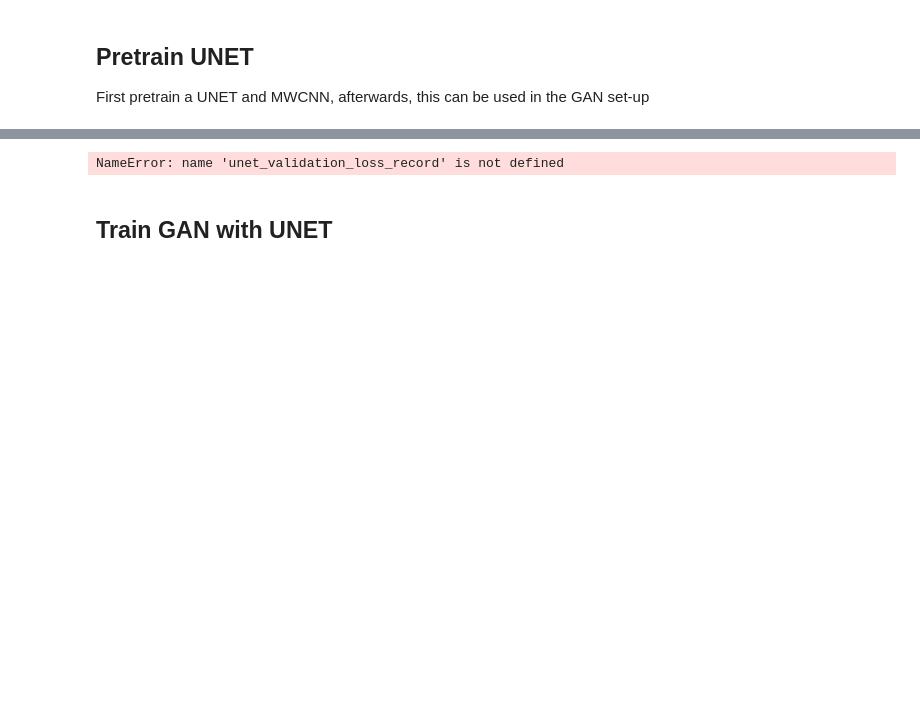
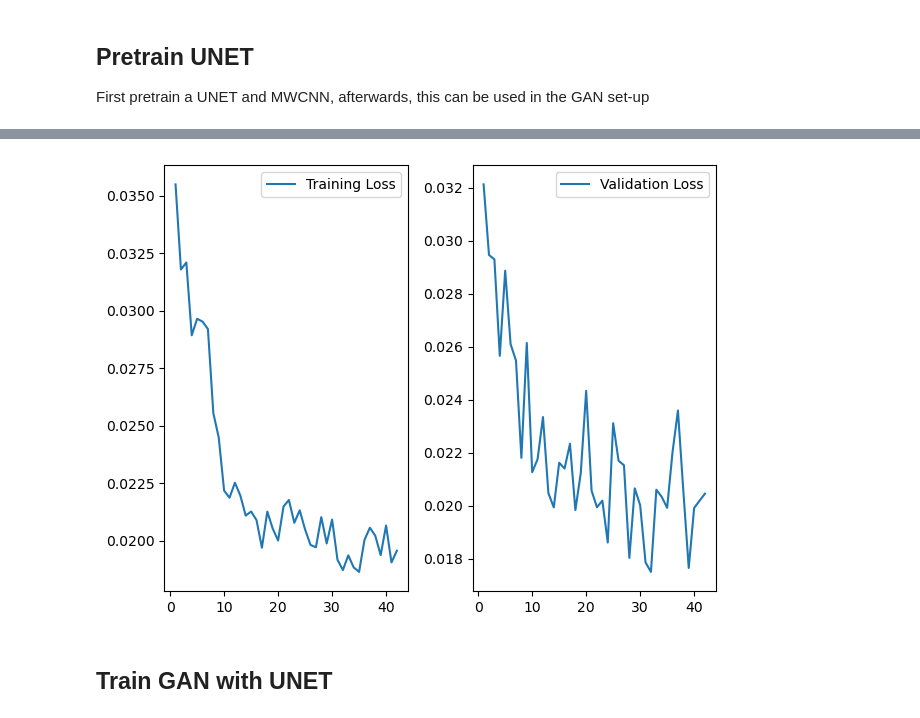
Before and after one commit to AleHD/deep-biomedicine-project, a Jupyter notebook: gan/main.ipynb, the cells around one changed output, grey strips where cells are left out. Drawn from its saved outputs; the diff is of its cells as text; code cells hidden in the pictures; blank space fills up the shorter version.

Commit message:
saved state

```diff
--- a/gan/main.ipynb
+++ b/gan/main.ipynb
@@ -42,26 +42,24 @@ IMAGESIZE = 256
 gc.collect()
 torch.cuda.empty_cache()
 # %%
-train_image_dataset = ImageDataset(ROOTDIR, TRAIN_DATASETS, normalize="percentile", image_size=IMAGESIZE)
+train_image_dataset = ImageDataset(ROOTDIR, TRAIN_DATASETS, normalize="minmax", image_size=IMAGESIZE)
 train_indices, validation_indices = get_indices(len(train_image_dataset), train_image_dataset.root_dir, VALIDATION_SPLIT, new=True)
 train_sampler, validation_sampler = SubsetRandomSampler(train_indices), SubsetRandomSampler(validation_indices)
 
 trainloader = torch.utils.data.DataLoader(train_image_dataset, BATCH_SIZE, sampler=train_sampler)
 validationloader = torch.utils.data.DataLoader(train_image_dataset, BATCH_SIZE, sampler=validation_sampler)
 
-test_image_dataset = ImageDataset(ROOTDIR, TEST_DATASETS, normalize="percentile", image_size=IMAGESIZE)
+test_image_dataset = ImageDataset(ROOTDIR, TEST_DATASETS, normalize="minmax", image_size=IMAGESIZE)
 testloader = torch.utils.data.DataLoader(test_image_dataset, 1)
 # %% [markdown]
 ## Pretrain UNET
 First pretrain a UNET and MWCNN, afterwards, this can be used in the GAN set-up
 # %%
+# Filters used in UNet Model
 filter_num = [16,32,64,128,256]
+MODEL_NAME = f"models/UNet-{filter_num}.pt"
 unet_model = UNet(filter_num).to(device)
-# Training
-unet_trainer = Trainer(unet_model,device)
-unet_train_loss_record, unet_validation_loss_record = unet_trainer.train(EPOCHS,trainloader,validationloader,mini_batch=100)
-
-MODEL_NAME = f"models/UNet-{filter_num}.pth"
-torch.save(unet_model, MODEL_NAME)
-
-print(f'Training finished!')
+# Start training.
+unet_trainer = Unet_trainer(unet_model,device=device, learning_rate=0.002)
+train_loss_record, validation_loss = unet_trainer.train(EPOCHS,trainloader,validationloader)
+torch.save(unet_model.state_dict(), MODEL_NAME)
@@ -68,7 +84,13 @@ print(f'Training finished!')
-# %%
-plot_loss(EPOCHS, unet_validation_loss_record, title="Validation loss curve", label="Validation loss")
-# %% [output]
-NameError: name 'unet_validation_loss_record' is not defined
+# %%
+fig, ax = plt.subplots(nrows=1,ncols=2)
+num_epochs = len(train_loss_record)
+ax[0].plot(range(1, num_epochs + 1), train_loss_record, label='Training Loss')
+ax[0].legend()
+ax[1].plot(range(1, num_epochs + 1), validation_loss, label='Validation Loss')
+ax[1].legend()
+plt.tight_layout()
+# %% [output]
+[figure, added]
 # %% [markdown]
 ## Train GAN with UNET
 # %%
```
Also changed, not shown: parts of 7 cells of this notebook, 13 other files.
